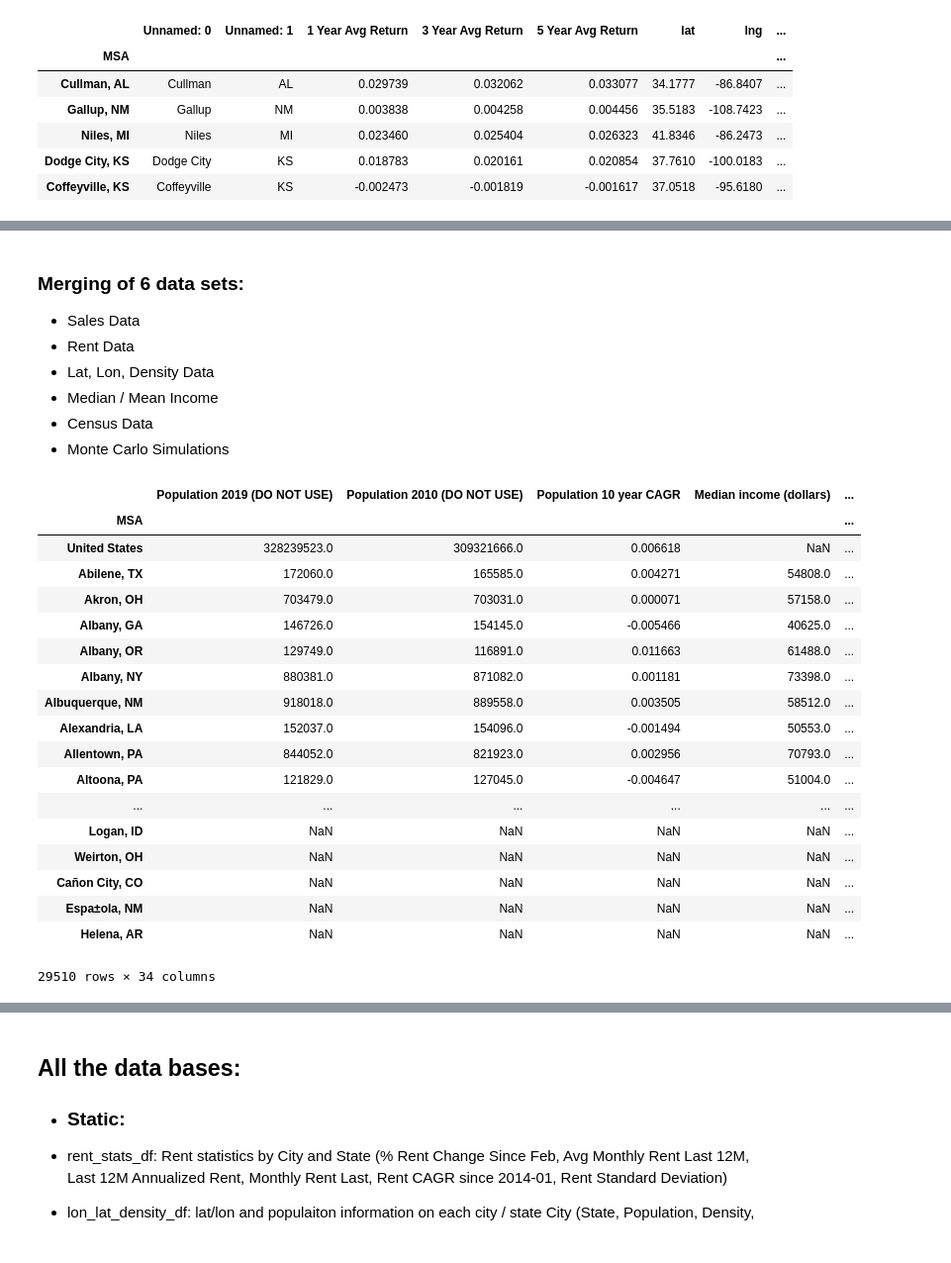
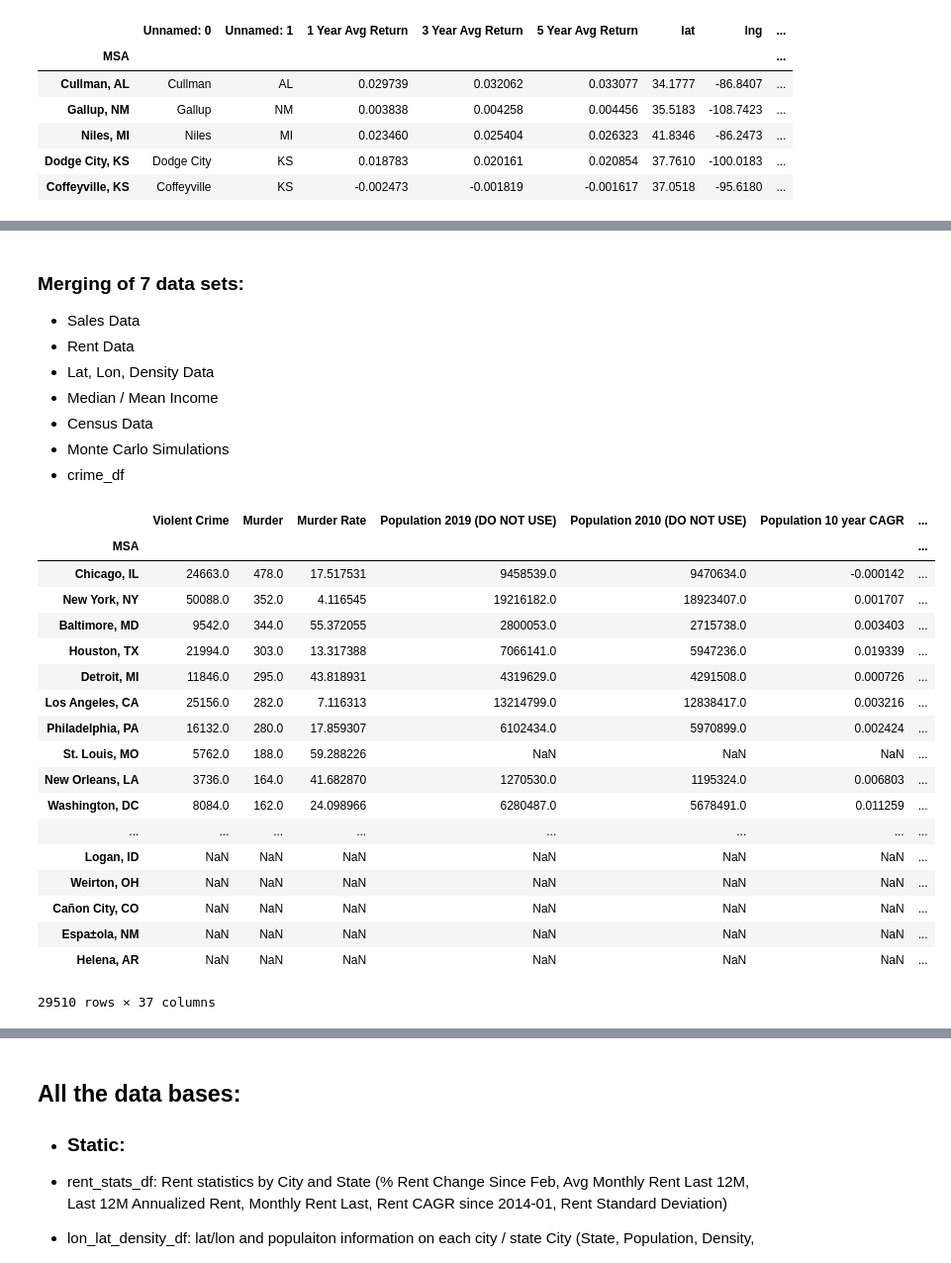
Before and after one commit to Luminous171/Project_1, a Jupyter notebook: Python_Files/clean_data_bases_2020.11.10.ipynb, the cells around one changed output, grey strips where cells are left out. Shown at 99% size. Cells and saved outputs as stored; diff of their text form; code cells hidden in the pictures.

```diff
--- a/Python_Files/clean_data_bases_2020.11.10.ipynb
+++ b/Python_Files/clean_data_bases_2020.11.10.ipynb
@@ -561,0 +562,29 @@ mc_output_df.head(5)
+# %%
+# read the csv file. this file will be used for sale price data
+file_name='crime-in-us-2015.csv'
+csv_file=Path(f"../Data/{file_name}")
+us_crime_raw= pd.read_csv(csv_file)
+
+file_name='cities-over-250k.csv'
+csv_file=Path(f"../Data/{file_name}")
+us_crime_raw_250k= pd.read_csv(csv_file)
+
+# Merging two data sets of crime
+crime_df= pd.merge(us_crime_raw,us_crime_raw_250k,left_on='city',right_on='NAME',how='inner')
+
+#  Create identifier, called MSA
+crime_df['MSA']=crime_df['city']+', '+crime_df['STATE']
+
+crime_df.rename(columns={'city':'City','STATE':'State','violent_crime':'Violent Crime','murder':'Murder','murder_rate':'Murder Rate'},inplace=True)
+
+# Not in Use
+cols_to_order=['City', 'State']
+new_columns=cols_to_order + (crime_df.columns.drop(cols_to_order).tolist())
+crime_df=crime_df[new_columns]
+crime_df = crime_df.set_index('MSA')
+crime_df.drop(columns=['pop_2015', 'NAME', 'latitude', 'longitude', 'POP_2010'],inplace=True)
+
+# Reorder the state col to the second col
+# crime_df = crime_df[['City', 'State', 'violent_crime', 'murder','murder_rate','MSA']]
+# crime_df = crime_df.set_index('MSA')
+crime_df.head(5)
@@ -562,58 +599,61 @@ mc_output_df.head(5)
 # %% [markdown]
-### Merging of 6 data sets:
+### Merging of 7 data sets:
 * Sales Data
 * Rent Data
 * Lat, Lon, Density Data
 * Median / Mean Income
 * Census Data
 * Monte Carlo Simulations
+* crime_df
 # %%
 # List of clean databases
 # sale_stats_df
 # rent_stats_df
 # lon_lat_density_df
 
 # Remove duplicate columns in merge
 sale_clean=sale_stats_df.drop(columns=['City','State'])
 rent_clean=rent_stats_df.drop(columns=['City','State'])
 census_clean=census_stats_df.drop(columns=['City','State'])
+crime_df=crime_df.drop(columns=['City','State'])
 
 combined_df= pd.merge(sale_clean,mc_output_df,how='outer',on='MSA')
 combined_df = pd.merge(combined_df,rent_clean,how='outer',on='MSA')
 combined_df = pd.merge(lon_lat_density_df,combined_df,how='outer',on='MSA')
 combined_df = pd.merge(median_income_df,combined_df,how='outer',on='MSA')
 combined_df = pd.merge(census_clean,combined_df,how='outer',on='MSA')
+combined_df = pd.merge(crime_df,combined_df,how='outer',on='MSA')
 
 # (combined_df[combined_df.index=='New York, NY']).sort_index()
 # combined_df[combined_df['City_x']=='New York'].sort_index()
 # combined_df[combined_df['State']=='NY'].sort_index()
 combined_df
 # combined_df
 # (longlatdensity_df[longlatdensity_df['population']>100000])
 
 # affordability_df= pd.merge(firstmerge, rental_price_2019_affdf,on='Primary MSA')
 # affordability_df.head(5)
 # combined_df.head(5)
 # %% [output]
-|  | Population 2019 (DO NOT USE) | Population 2010 (DO NOT USE) | Population 10 year CAGR | Median income (dollars) | ... |
-| MSA |  |  |  |  | ... |
-| United States | 328239523.0 | 309321666.0 | 0.006618 | NaN | ... |
-| Abilene, TX | 172060.0 | 165585.0 | 0.004271 | 54808.0 | ... |
-| Akron, OH | 703479.0 | 703031.0 | 0.000071 | 57158.0 | ... |
-| Albany, GA | 146726.0 | 154145.0 | -0.005466 | 40625.0 | ... |
-| Albany, OR | 129749.0 | 116891.0 | 0.011663 | 61488.0 | ... |
-| Albany, NY | 880381.0 | 871082.0 | 0.001181 | 73398.0 | ... |
-| Albuquerque, NM | 918018.0 | 889558.0 | 0.003505 | 58512.0 | ... |
-| Alexandria, LA | 152037.0 | 154096.0 | -0.001494 | 50553.0 | ... |
-| Allentown, PA | 844052.0 | 821923.0 | 0.002956 | 70793.0 | ... |
-| Altoona, PA | 121829.0 | 127045.0 | -0.004647 | 51004.0 | ... |
-| ... | ... | ... | ... | ... | ... |
-| Logan, ID | NaN | NaN | NaN | NaN | ... |
-| Weirton, OH | NaN | NaN | NaN | NaN | ... |
-| Cañon City, CO | NaN | NaN | NaN | NaN | ... |
-| Espa±ola, NM | NaN | NaN | NaN | NaN | ... |
-| Helena, AR | NaN | NaN | NaN | NaN | ... |
+|  | Violent Crime | Murder | Murder Rate | Population 2019 (DO NOT USE) | Population 2010 (DO NOT USE) | Population 10 year CAGR | ... |
+| MSA |  |  |  |  |  |  | ... |
+| Chicago, IL | 24663.0 | 478.0 | 17.517531 | 9458539.0 | 9470634.0 | -0.000142 | ... |
+| New York, NY | 50088.0 | 352.0 | 4.116545 | 19216182.0 | 18923407.0 | 0.001707 | ... |
+| Baltimore, MD | 9542.0 | 344.0 | 55.372055 | 2800053.0 | 2715738.0 | 0.003403 | ... |
+| Houston, TX | 21994.0 | 303.0 | 13.317388 | 7066141.0 | 5947236.0 | 0.019339 | ... |
+| Detroit, MI | 11846.0 | 295.0 | 43.818931 | 4319629.0 | 4291508.0 | 0.000726 | ... |
+| Los Angeles, CA | 25156.0 | 282.0 | 7.116313 | 13214799.0 | 12838417.0 | 0.003216 | ... |
+| Philadelphia, PA | 16132.0 | 280.0 | 17.859307 | 6102434.0 | 5970899.0 | 0.002424 | ... |
+| St. Louis, MO | 5762.0 | 188.0 | 59.288226 | NaN | NaN | NaN | ... |
+| New Orleans, LA | 3736.0 | 164.0 | 41.682870 | 1270530.0 | 1195324.0 | 0.006803 | ... |
+| Washington, DC | 8084.0 | 162.0 | 24.098966 | 6280487.0 | 5678491.0 | 0.011259 | ... |
+| ... | ... | ... | ... | ... | ... | ... | ... |
+| Logan, ID | NaN | NaN | NaN | NaN | NaN | NaN | ... |
+| Weirton, OH | NaN | NaN | NaN | NaN | NaN | NaN | ... |
+| Cañon City, CO | NaN | NaN | NaN | NaN | NaN | NaN | ... |
+| Espa±ola, NM | NaN | NaN | NaN | NaN | NaN | NaN | ... |
+| Helena, AR | NaN | NaN | NaN | NaN | NaN | NaN | ... |
-29510 rows × 34 columns
+29510 rows × 37 columns
 # %%
 #Calculating affordability and adding it in combined DF
 combined_df['Affordability Rent/Median Inc']=combined_df['2019 Annualized Rent']/combined_df['Median income (dollars)']
```
Also changed, not shown: parts of 5 cells of this notebook.
